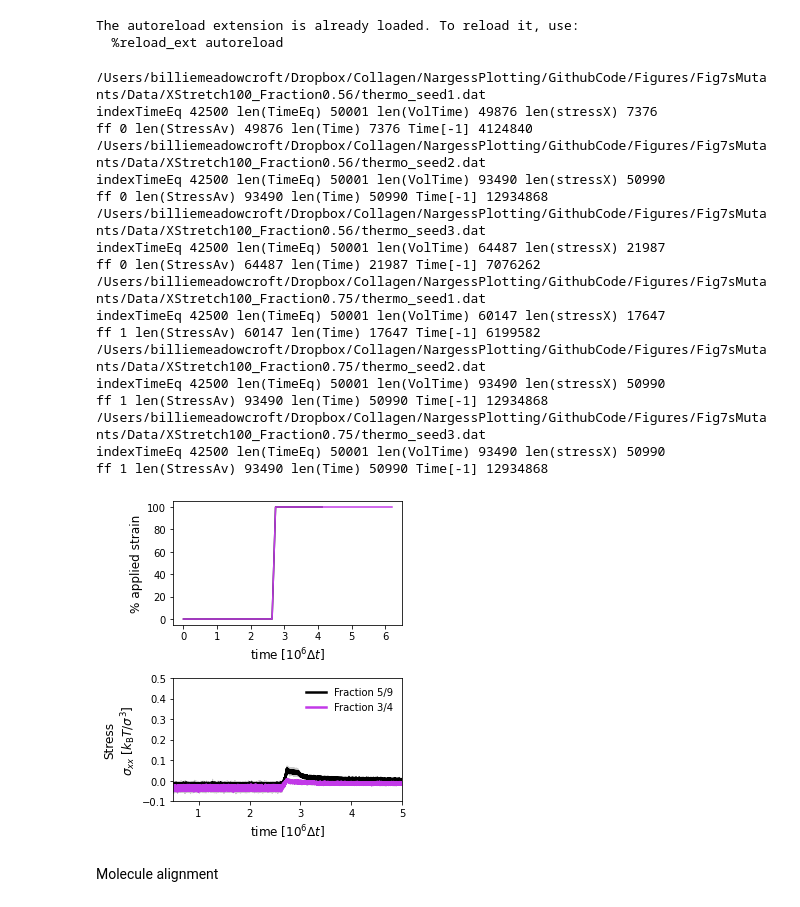
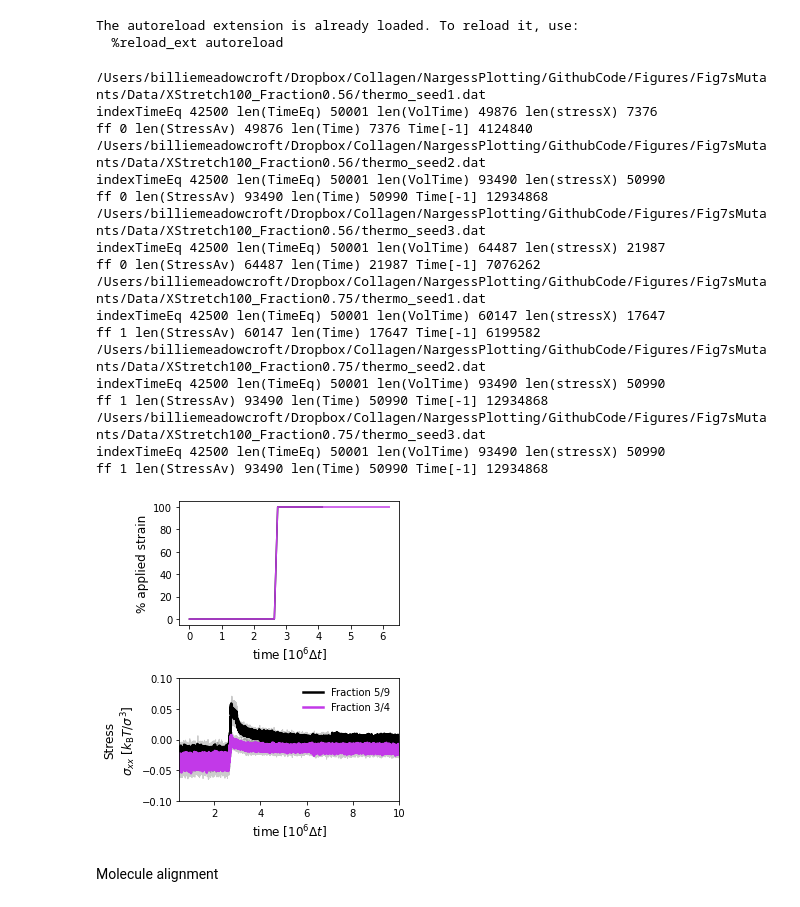
Before and after one commit to Billie1717/CollagenMemory, a Jupyter notebook: Figures/Fig7sMutants/Mechanics7S.ipynb, the cells around one changed output. Cells and saved outputs as stored; diff of their text form; code cells hidden in the pictures.

Commit message:
added plotting and data for 7S mutant simulations alignment in time

```diff
--- a/Figures/Fig7sMutants/Mechanics7S.ipynb
+++ b/Figures/Fig7sMutants/Mechanics7S.ipynb
@@ -97,35 +97,35 @@ for ff in range(2):
 ax[1].set_ylabel('Stress\n'+r"$\sigma_{xx} ~[k_{\mathrm{B}}T/\sigma^{3}$]",fontsize =fs2)
 ax[0].set_ylabel("% applied strain",fontsize =fs2)
 ax[1].legend(frameon=False)
 ax[1].set_xlabel(r"time [$10^6\Delta t$]",fontsize =fs2)
 
 ax[0].set_xlabel(r"time [$10^6\Delta t$]",fontsize =fs2)
 #ax[0].set_xlim([0.5,5])
-ax[1].set_xlim([0.5,5])
+ax[1].set_xlim([0.5,10])
 ax[1].set_ylim([-0.1,0.1])
 #ax[1].set_xlim([6,7])
 #ax[1].set_ylim([-0.1,2.5])
 fig.tight_layout()
 # %% [output]
 /Users/billiemeadowcroft/Dropbox/Collagen/NargessPlotting/GithubCode/Figures/Fig7sMutants/Data/XStretch100_Fraction0.56/thermo_seed1.dat
 indexTimeEq 42500 len(TimeEq) 50001 len(VolTime) 49876 len(stressX) 7376
 ff 0 len(StressAv) 49876 len(Time) 7376 Time[-1] 4124840
 /Users/billiemeadowcroft/Dropbox/Collagen/NargessPlotting/GithubCode/Figures/Fig7sMutants/Data/XStretch100_Fraction0.56/thermo_seed2.dat
 indexTimeEq 42500 len(TimeEq) 50001 len(VolTime) 93490 len(stressX) 50990
 ff 0 len(StressAv) 93490 len(Time) 50990 Time[-1] 12934868
 /Users/billiemeadowcroft/Dropbox/Collagen/NargessPlotting/GithubCode/Figures/Fig7sMutants/Data/XStretch100_Fraction0.56/thermo_seed3.dat
 indexTimeEq 42500 len(TimeEq) 50001 len(VolTime) 64487 len(stressX) 21987
 ff 0 len(StressAv) 64487 len(Time) 21987 Time[-1] 7076262
 /Users/billiemeadowcroft/Dropbox/Collagen/NargessPlotting/GithubCode/Figures/Fig7sMutants/Data/XStretch100_Fraction0.75/thermo_seed1.dat
 indexTimeEq 42500 len(TimeEq) 50001 len(VolTime) 60147 len(stressX) 17647
 ff 1 len(StressAv) 60147 len(Time) 17647 Time[-1] 6199582
 /Users/billiemeadowcroft/Dropbox/Collagen/NargessPlotting/GithubCode/Figures/Fig7sMutants/Data/XStretch100_Fraction0.75/thermo_seed2.dat
 indexTimeEq 42500 len(TimeEq) 50001 len(VolTime) 93490 len(stressX) 50990
 ff 1 len(StressAv) 93490 len(Time) 50990 Time[-1] 12934868
 /Users/billiemeadowcroft/Dropbox/Collagen/NargessPlotting/GithubCode/Figures/Fig7sMutants/Data/XStretch100_Fraction0.75/thermo_seed3.dat
 indexTimeEq 42500 len(TimeEq) 50001 len(VolTime) 93490 len(stressX) 50990
 ff 1 len(StressAv) 93490 len(Time) 50990 Time[-1] 12934868
-[figure, old version]
+[figure, new version]
 # %% [markdown]
 Molecule alignment
 # %%
```
Also changed, not shown: parts of 1 cell of this notebook, 21 other files.
